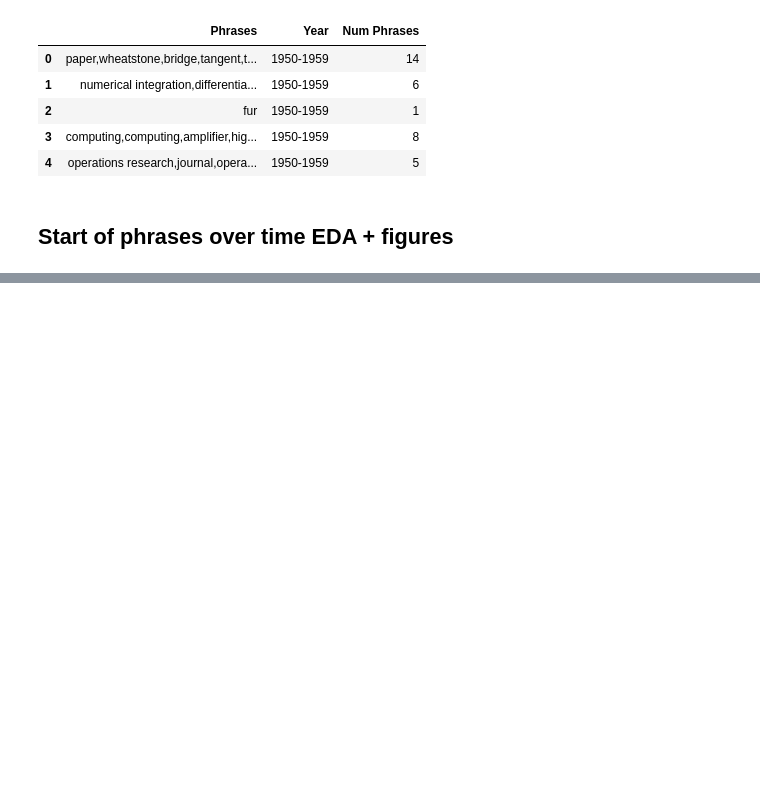
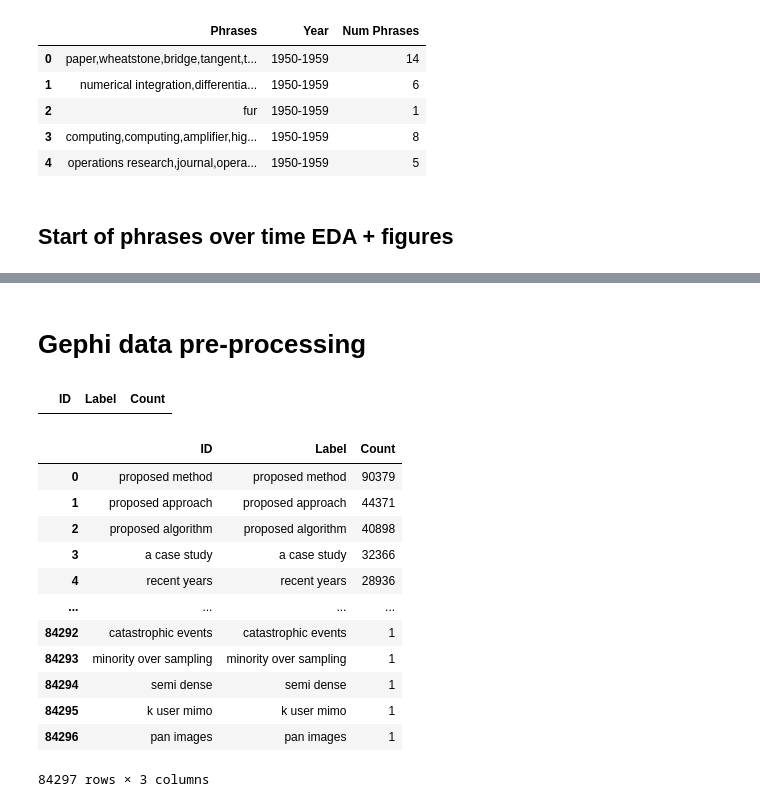
Before and after one commit to jamesjaeyu/autophrase_over_time, a Jupyter notebook: notebooks/phrases_over_time_James.ipynb, the cells around one changed output, grey strips where cells are left out. Drawn from its saved outputs; the diff is of its cells as text; code cells hidden in the pictures; blank space fills up the shorter version.

```diff
--- a/notebooks/phrases_over_time_James.ipynb
+++ b/notebooks/phrases_over_time_James.ipynb
@@ -152,2 +158,4 @@ alt.Chart(data).mark_area(opacity=0.5).encode(x='Year Range',
 # %% [output]
 [interactive output not drawn]
+# %% [markdown]
+# Gephi data pre-processing
@@ -153,0 +182,5 @@ alt.Chart(data).mark_area(opacity=0.5).encode(x='Year Range',
+# %%
+labels = pd.DataFrame(columns=['ID', 'Label', 'Count'])
+labels
+# %% [output]
+|  | ID | Label | Count |
@@ -153,0 +191,34 @@ alt.Chart(data).mark_area(opacity=0.5).encode(x='Year Range',
+# %%
+label_counts = {}
+def get_label_counts(x):
+    for phrase in x:
+        # if phrase in bad_phrases: continue
+        if phrase not in label_counts:
+            label_counts[phrase] = 0
+        label_counts[phrase] += 1
+
+_ = data.apply(lambda x: get_label_counts(x['Phrases']), axis=1)
+# for key, val in label_counts.items():
+#     label_counts[key] = sorted(val, reverse=True)
+# %%
+label_counts = dict(sorted(label_counts.items(), key=lambda item: item[1], reverse=True))
+#label_counts
+# %%
+labels = pd.DataFrame.from_dict(label_counts, orient='index', columns=['Count']).reset_index().rename(columns={'index': 'ID'})
+labels['Label'] = labels['ID']
+labels = labels[['ID', 'Label', 'Count']]
+labels
+# %% [output]
+|  | ID | Label | Count |
+| 0 | proposed method | proposed method | 90379 |
+| 1 | proposed approach | proposed approach | 44371 |
+| 2 | proposed algorithm | proposed algorithm | 40898 |
+| 3 | a case study | a case study | 32366 |
+| 4 | recent years | recent years | 28936 |
+| ... | ... | ... | ... |
+| 84292 | catastrophic events | catastrophic events | 1 |
+| 84293 | minority over sampling | minority over sampling | 1 |
+| 84294 | semi dense | semi dense | 1 |
+| 84295 | k user mimo | k user mimo | 1 |
+| 84296 | pan images | pan images | 1 |
+84297 rows × 3 columns
```
Also changed, not shown: parts of 20 cells of this notebook, 7 other files.
